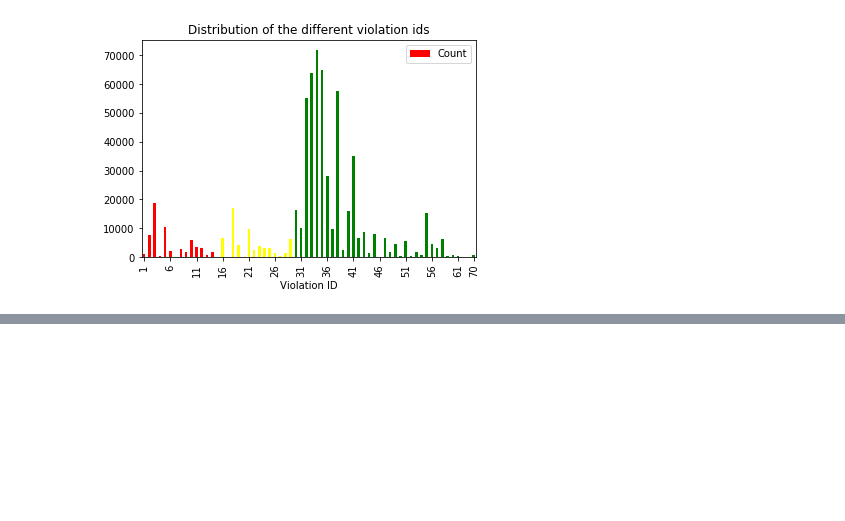
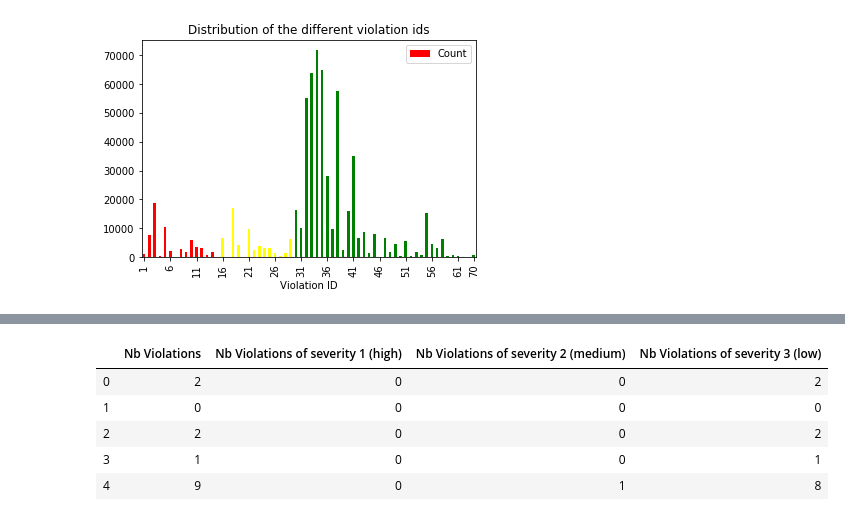
Before and after one commit to VodopaDev/CS401-Chicago-Crime-Analysis, a Jupyter notebook: violations.ipynb, the cells around one changed output, grey strips where cells are left out. Cells and saved outputs as stored; diff of their text form; code cells hidden in the pictures; blank space fills up the shorter version.

```diff
--- a/violations.ipynb
+++ b/violations.ipynb
@@ -120,0 +155,12 @@ Text(0.5, 1.0, 'Distribution of the risk level for the violations')
+# %%
+df_violation_ids['Nb Violations of severity 1 (high)'] = df_violation_ids['Violation IDs'].apply(lambda violation_ids: len([x for x in violation_ids if x != 'nan' and is_violation_high_severity(int(x))]))
+df_violation_ids['Nb Violations of severity 2 (medium)'] = df_violation_ids['Violation IDs'].apply(lambda violation_ids: len([x for x in violation_ids if x != 'nan' and is_violation_medium_severity(int(x))]))
+df_violation_ids['Nb Violations of severity 3 (low)'] = df_violation_ids['Violation IDs'].apply(lambda violation_ids: len([x for x in violation_ids if x != 'nan' and is_violation_low_severity(int(x))]))
+df_violation_ids[['Nb Violations', 'Nb Violations of severity 1 (high)', 'Nb Violations of severity 2 (medium)', 'Nb Violations of severity 3 (low)']].head()
+# %% [output]
+|  | Nb Violations | Nb Violations of severity 1 (high) | Nb Violations of severity 2 (medium) | Nb Violations of severity 3 (low) |
+| 0 | 2 | 0 | 0 | 2 |
+| 1 | 0 | 0 | 0 | 0 |
+| 2 | 2 | 0 | 0 | 2 |
+| 3 | 1 | 0 | 0 | 1 |
+| 4 | 9 | 0 | 1 | 8 |
```
Also changed, not shown: parts of 8 cells of this notebook.
